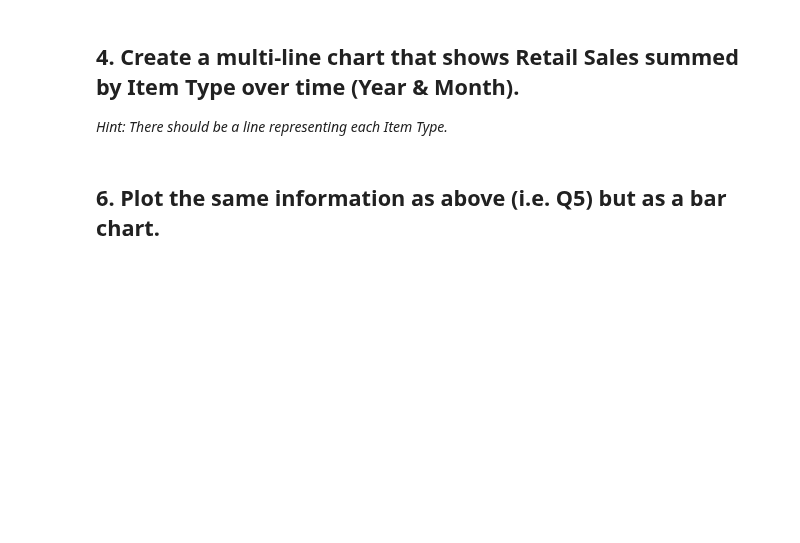
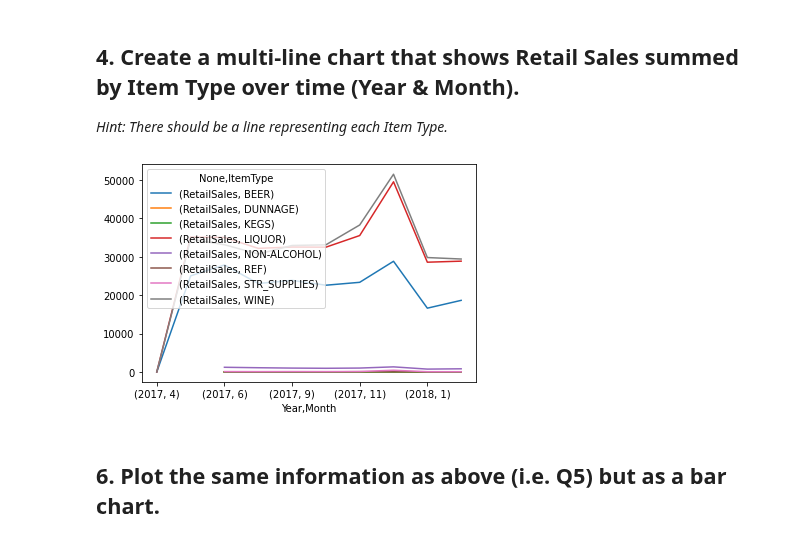
Before and after one commit to paoloironhack/data_analytics062020, a Jupyter notebook: labs/module_2/24_Plotting-Multiple-Data-Series/your-code/main.ipynb, the cells around one changed output. Saved outputs shown, nothing was run; the diff lists cells and outputs as text; code cells hidden in the pictures; blank space fills up the shorter version.

```diff
--- a/labs/module_2/24_Plotting-Multiple-Data-Series/your-code/main.ipynb
+++ b/labs/module_2/24_Plotting-Multiple-Data-Series/your-code/main.ipynb
@@ -18,5 +54,11 @@ import seaborn as sns
 ## 4. Create a multi-line chart that shows Retail Sales summed by Item Type over time (Year & Month).
 
 *Hint: There should be a line representing each Item Type.*
+# %%
+over_time = liquor.pivot_table(index=['Year','Month'],columns=["ItemType"], values=['RetailSales'], aggfunc=sum)
+over_time.plot.line()
+plt.show()
+# %% [output]
+[figure, added]
 # %% [markdown]
 ## 6. Plot the same information as above (i.e. Q5) but as a bar chart.
```
Also changed, not shown: parts of 7 cells of this notebook, 2 other files.
